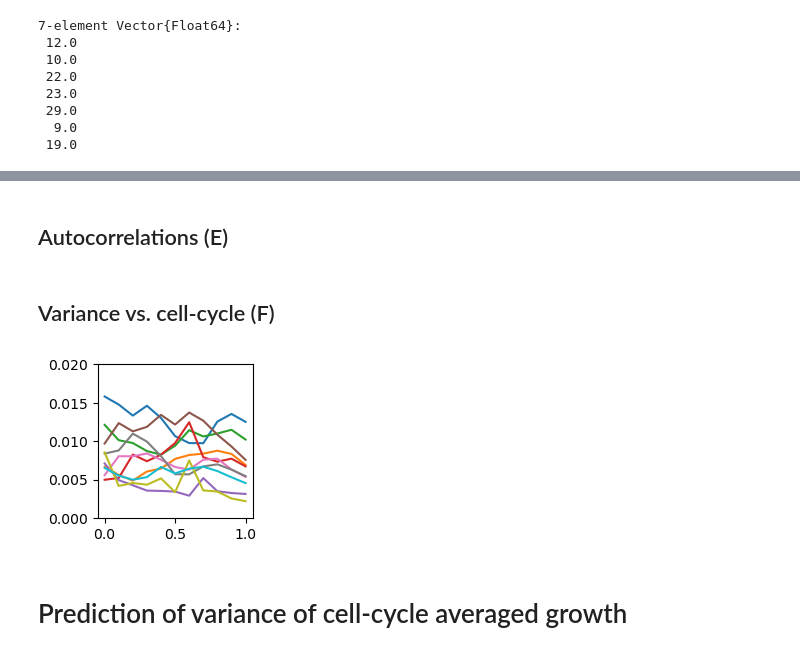
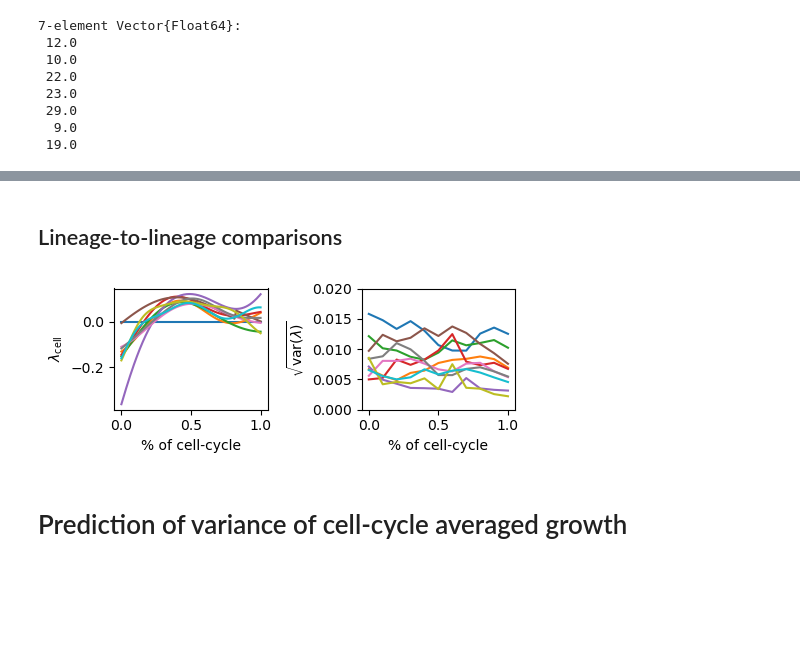
Before and after one commit to elevien/L1210, a Jupyter notebook: notebooks/PAPER_FIG4.ipynb, the cells around one changed output, grey strips where cells are left out. Drawn from its saved outputs; the diff is of its cells as text; code cells hidden in the pictures; blank space fills up the shorter version.

```diff
--- a/notebooks/PAPER_FIG4.ipynb
+++ b/notebooks/PAPER_FIG4.ipynb
@@ -131,25 +119,45 @@ fig
-# %% [markdown]
-## Autocorrelations (E)
-# %% [markdown]
-## Variance vs. cell-cycle (F)
+# %% [markdown]
+## Lineage-to-lineage comparisons
 # %%
 
 
-fig, ax= subplots(figsize=(2,2))
+fig, axs= subplots(figsize=(5,2),ncols=2)
+
+# ------------------------------------------------------
+# trend
+ax = axs[0]
+for lin in lineages
+    pred = data_gp[data_gp.lineage .== lin,:]
+    pred = pred[pred.position .==1,:]
+    an = pred.time .- pred.time[1]
+    an = an ./ an[end]
+    ax.plot(an,pred.matern32_cell_x)
+end
+ax.set_xlabel("% of cell-cycle")
+ax.set_ylabel(L"$\lambda_{\rm cell}$")
+
+# ------------------------------------------------------
+# variance vs. cell-cycle
+ax = axs[1]
 for lin in lineages
     pred = data_gp[data_gp.lineage .== lin,:]
     if length(unique(pred.position))>6
         pred = combine(groupby(pred,:position),:time => (x -> x .- x[1]) => :age,:time => (x -> (x .- x[1]) ./ (x[end] - x[1])) => :age_normed,names(pred))
         pred[:,:age_normed] = round.(pred.age_normed,digits=1)
         vdf = combine(groupby(pred,:age_normed),:matern32_flucs_x => std => :v)
         sort!(vdf,:age_normed)
         ax.plot(vdf.age_normed,vdf.v,"-")
     end
 end
 ax.set_ylim([0,0.02])
+ax.set_xlabel("% of cell-cycle")
+ax.set_ylabel(L"$\sqrt{{\rm var}(\lambda)}$")
+tight_layout()
 fig
+
+fig
 # %% [output]
-[figure, old version]
+[figure, new version]
 # %% [markdown]
 # Prediction of variance of cell-cycle averaged growth
 # %% [markdown]
```
Also changed, not shown: parts of 21 cells of this notebook, 13 other files.
